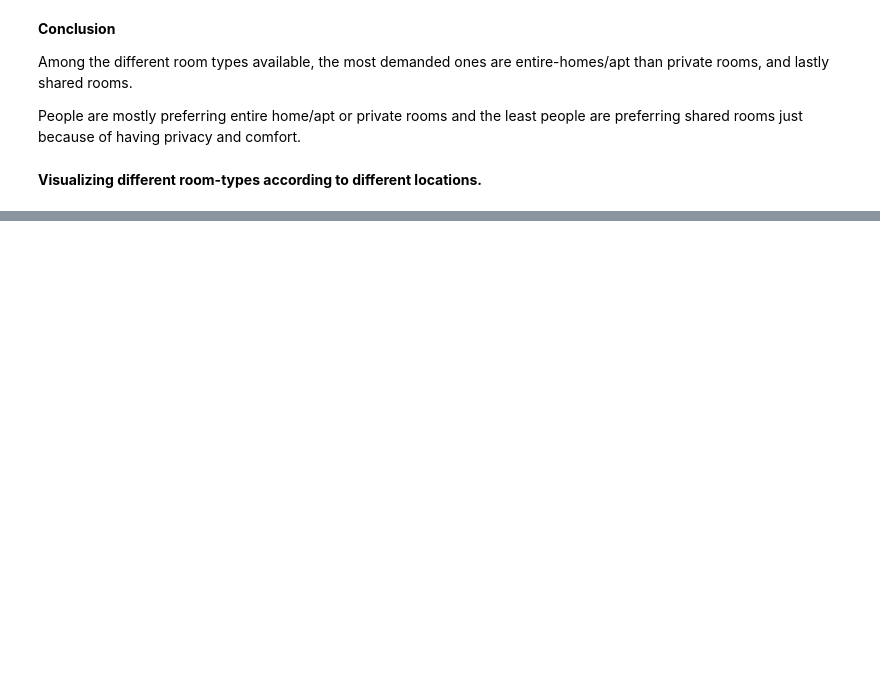
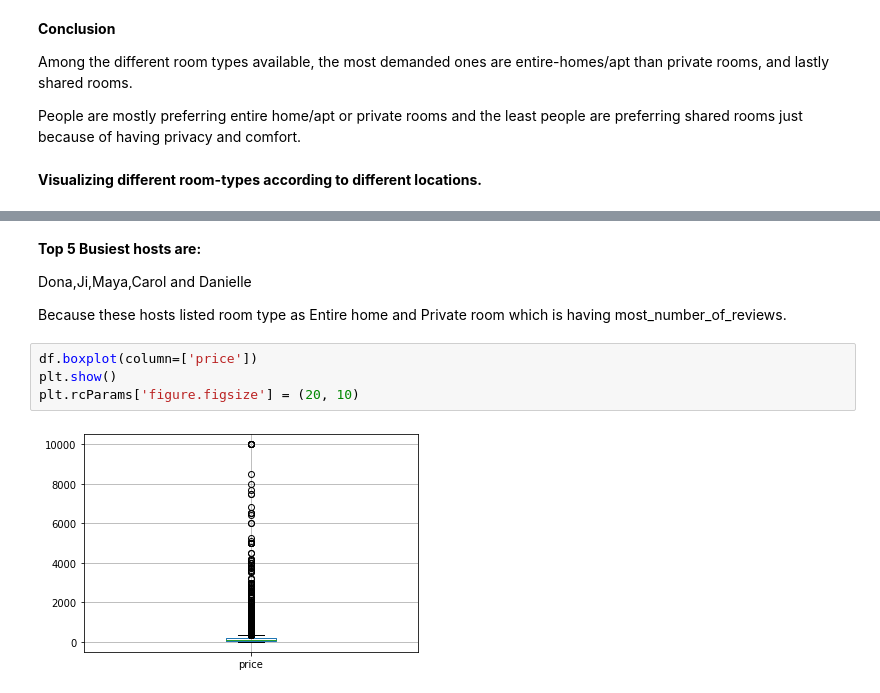
Before and after one commit to Asohail115/Airbnb-Booking_Analysis, a Jupyter notebook: Airbnb_Bookings_Analysis_Capstone_Project.ipynb, the cells around one changed output, grey strips where cells are left out. Saved outputs shown, nothing was run; the diff lists cells and outputs as text; blank space fills up the shorter version.

```diff
--- a/Airbnb_Bookings_Analysis_Capstone_Project.ipynb
+++ b/Airbnb_Bookings_Analysis_Capstone_Project.ipynb
@@ -291,0 +334,12 @@ plt.ioff()
+# %% [markdown]
+**Top 5 Busiest hosts are:**
+
+Dona,Ji,Maya,Carol and Danielle
+
+Because these hosts listed room type as Entire home and Private room which is having most_number_of_reviews.
+# %%
+df.boxplot(column=['price'])
+plt.show()
+plt.rcParams['figure.figsize'] = (20, 10)
+# %% [output]
+[figure, added]
```
Also changed, not shown: parts of 16 cells of this notebook.
